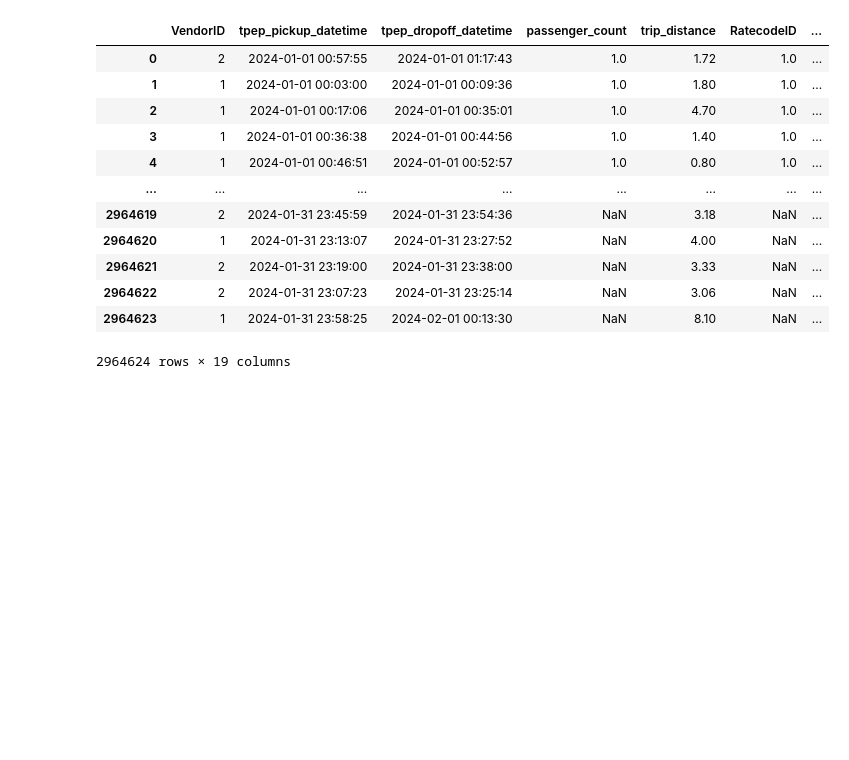
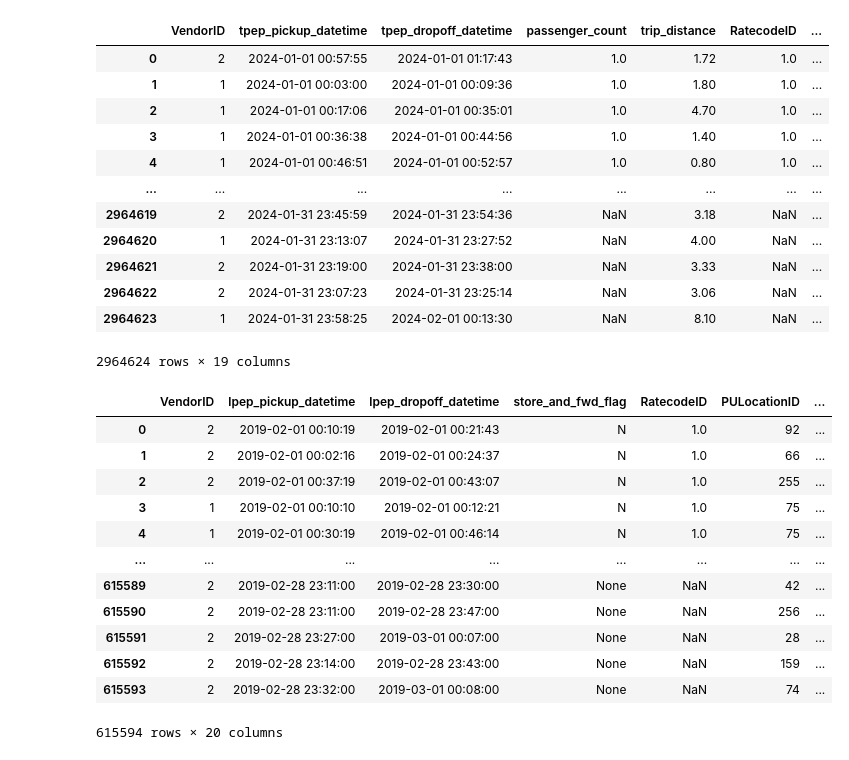
Before and after one commit to Hrishi0115/NYC_taxi_project, a Jupyter notebook: hrishi_testing/eda.ipynb, the cells around one changed output. Cells and saved outputs as stored; diff of their text form; code cells hidden in the pictures; blank space fills up the shorter version.

```diff
--- a/hrishi_testing/eda.ipynb
+++ b/hrishi_testing/eda.ipynb
@@ -19,3 +19,22 @@ display(trips)
 | 2964622 | 2 | 2024-01-31 23:07:23 | 2024-01-31 23:25:14 | NaN | 3.06 | NaN | ... |
 | 2964623 | 1 | 2024-01-31 23:58:25 | 2024-02-01 00:13:30 | NaN | 8.10 | NaN | ... |
 2964624 rows × 19 columns
+# %%
+f_green = r"C:\Users\HrishiSingh\Downloads\green_tripdata_2019-02.parquet"
+green = pq.read_table(f_green)
+green = green.to_pandas()
+display(green)
+# %% [output]
+|  | VendorID | lpep_pickup_datetime | lpep_dropoff_datetime | store_and_fwd_flag | RatecodeID | PULocationID | ... |
+| 0 | 2 | 2019-02-01 00:10:19 | 2019-02-01 00:21:43 | N | 1.0 | 92 | ... |
+| 1 | 2 | 2019-02-01 00:02:16 | 2019-02-01 00:24:37 | N | 1.0 | 66 | ... |
+| 2 | 2 | 2019-02-01 00:37:19 | 2019-02-01 00:43:07 | N | 1.0 | 255 | ... |
+| 3 | 1 | 2019-02-01 00:10:10 | 2019-02-01 00:12:21 | N | 1.0 | 75 | ... |
+| 4 | 1 | 2019-02-01 00:30:19 | 2019-02-01 00:46:14 | N | 1.0 | 75 | ... |
+| ... | ... | ... | ... | ... | ... | ... | ... |
+| 615589 | 2 | 2019-02-28 23:11:00 | 2019-02-28 23:30:00 | None | NaN | 42 | ... |
+| 615590 | 2 | 2019-02-28 23:11:00 | 2019-02-28 23:47:00 | None | NaN | 256 | ... |
+| 615591 | 2 | 2019-02-28 23:27:00 | 2019-03-01 00:07:00 | None | NaN | 28 | ... |
+| 615592 | 2 | 2019-02-28 23:14:00 | 2019-02-28 23:43:00 | None | NaN | 159 | ... |
+| 615593 | 2 | 2019-02-28 23:32:00 | 2019-03-01 00:08:00 | None | NaN | 74 | ... |
+615594 rows × 20 columns
```
Also changed, not shown: parts of 4 cells of this notebook.
